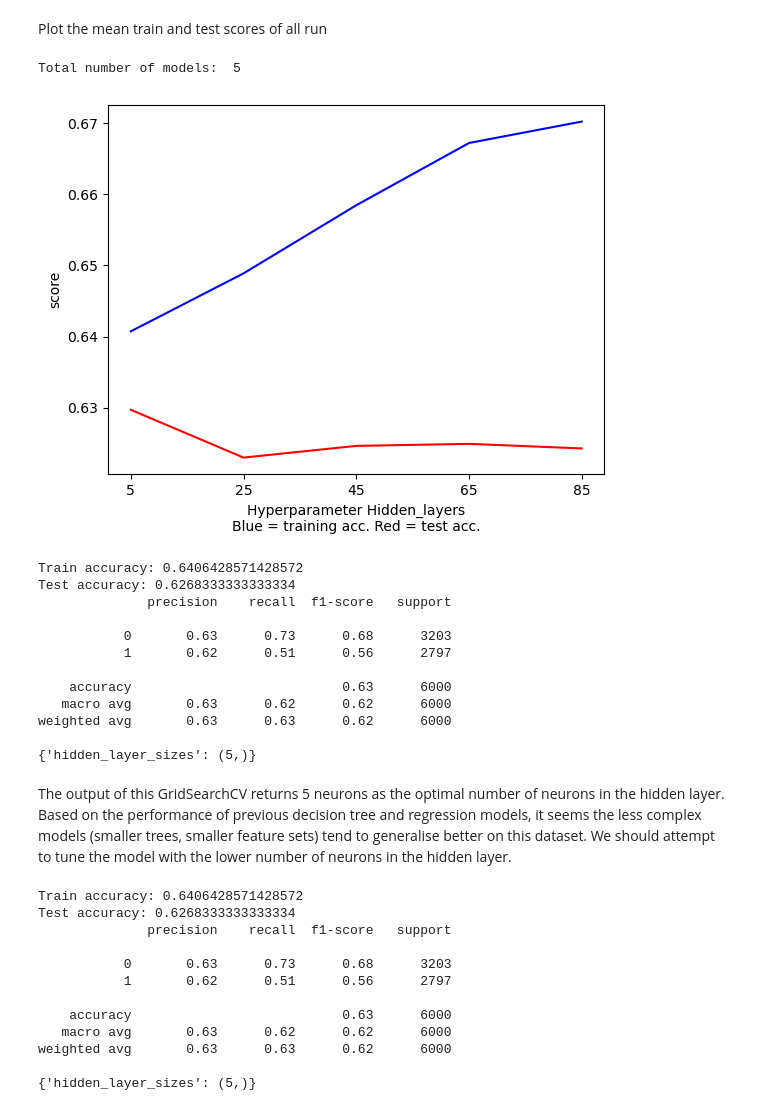
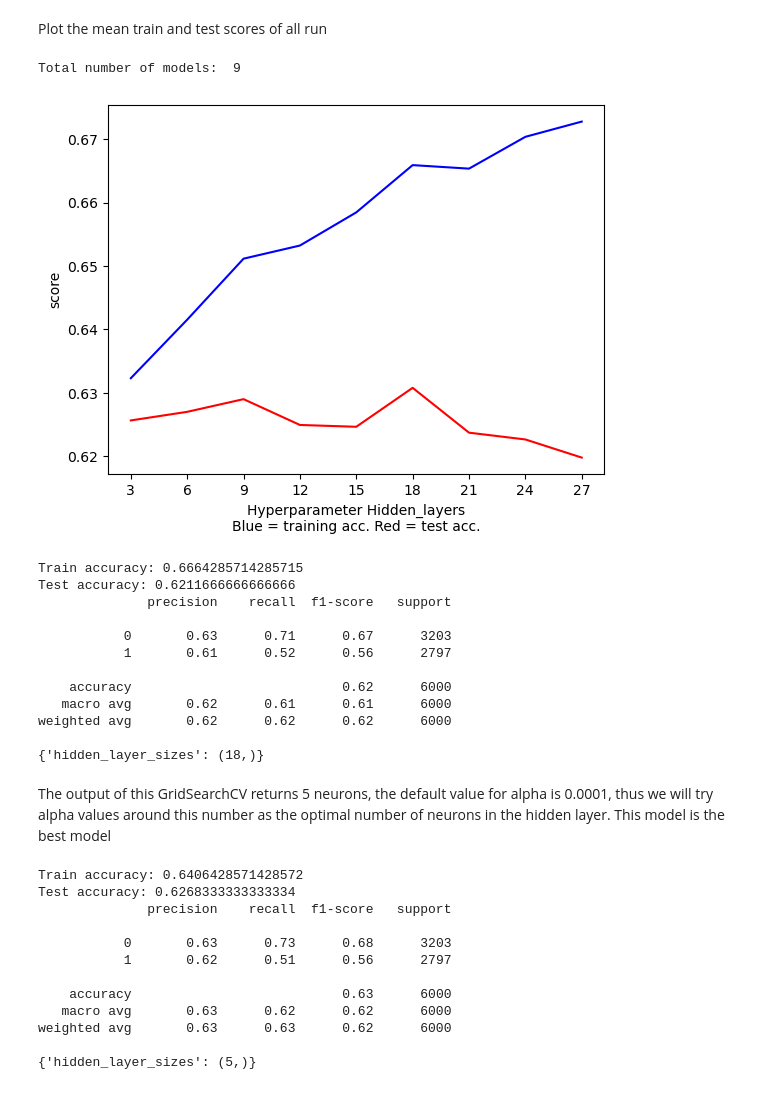
Before and after one commit to NhiNguyen2304/IFN509, a Jupyter notebook: Assignment2/Assignment2_ProjectC-Neural.ipynb, the cells around one changed output. Drawn from its saved outputs; the diff is of its cells as text; code cells hidden in the pictures.

```diff
--- a/Assignment2/Assignment2_ProjectC-Neural.ipynb
+++ b/Assignment2/Assignment2_ProjectC-Neural.ipynb
@@ -273,7 +260,7 @@ print(X_train.shape)
 # %% [markdown]
 With 29 features, we will start tuning with one hidden layer of 5 to 29 neurons, increment of 5. This might take a bit of time.
 # %%
-params = {'hidden_layer_sizes': [(x,) for x in range(5, 30, 5)]}
+params = {'hidden_layer_sizes': [(x,) for x in range(3, 30, 3)]}
 
 cv_1 = GridSearchCV(param_grid=params, estimator=MLPClassifier(random_state=rs),return_train_score=True, cv=10, n_jobs=-1)
 cv_1.fit(X_train, y_train)
@@ -311,16 +311,16 @@ Plot the mean train and test scores of all run
 # %%
 train_result = result_set['mean_train_score']
 test_result = result_set['mean_test_score']
 print("Total number of models: ", len(test_result))
 # plot hidden layers hyperparameter values vs training and test accuracy score
 plt.plot(range(0, len(train_result)), train_result, 'b', range(0,len(test_result)), test_result, 'r')
 plt.xlabel('Hyperparameter Hidden_layers\nBlue = training acc. Red = test acc.')
-plt.xticks(range(0, len(train_result)),range(5, 86, 20))
+plt.xticks(range(0, len(train_result)),range(3, 30, 3))
 plt.ylabel('score')
 plt.show()
 # %% [output]
-Total number of models:  5
+Total number of models:  9
-[figure, old version]
+[figure, new version]
 # %%
 print("Train accuracy:", cv_1.score(X_train, y_train))
 print("Test accuracy:", cv_1.score(X_test, y_test))
@@ -330,20 +330,20 @@ print(classification_report(y_test, y_pred))
 
 print(cv_1.best_params_)
 # %% [output]
-Train accuracy: 0.6406428571428572
-Test accuracy: 0.6268333333333334
+Train accuracy: 0.6664285714285715
+Test accuracy: 0.6211666666666666
               precision    recall  f1-score   support
 
-           0       0.63      0.73      0.68      3203
-           1       0.62      0.51      0.56      2797
+           0       0.63      0.71      0.67      3203
+           1       0.61      0.52      0.56      2797
 
-    accuracy                           0.63      6000
-   macro avg       0.63      0.62      0.62      6000
-weighted avg       0.63      0.63      0.62      6000
+    accuracy                           0.62      6000
+   macro avg       0.62      0.61      0.61      6000
+weighted avg       0.62      0.62      0.62      6000
 
-{'hidden_layer_sizes': (5,)}
+{'hidden_layer_sizes': (18,)}
-# %% [markdown]
-The output of this GridSearchCV returns 5 neurons as the optimal number of neurons in the hidden layer. Based on the performance of previous decision tree and regression models, it seems the less complex models (smaller trees, smaller feature sets) tend to generalise better on this dataset. We should attempt to tune the model with the lower number of neurons in the hidden layer.
+# %% [markdown]
+The output of this GridSearchCV returns 5 neurons, the default value for alpha is 0.0001, thus we will try alpha values around this number as the optimal number of neurons in the hidden layer. This model is the best model
 # %%
 # new parameters
 params = {'hidden_layer_sizes': [(3,), (5,), (7,), (9,)]}
```
Also changed, not shown: parts of 22 cells of this notebook, 4 other files.
